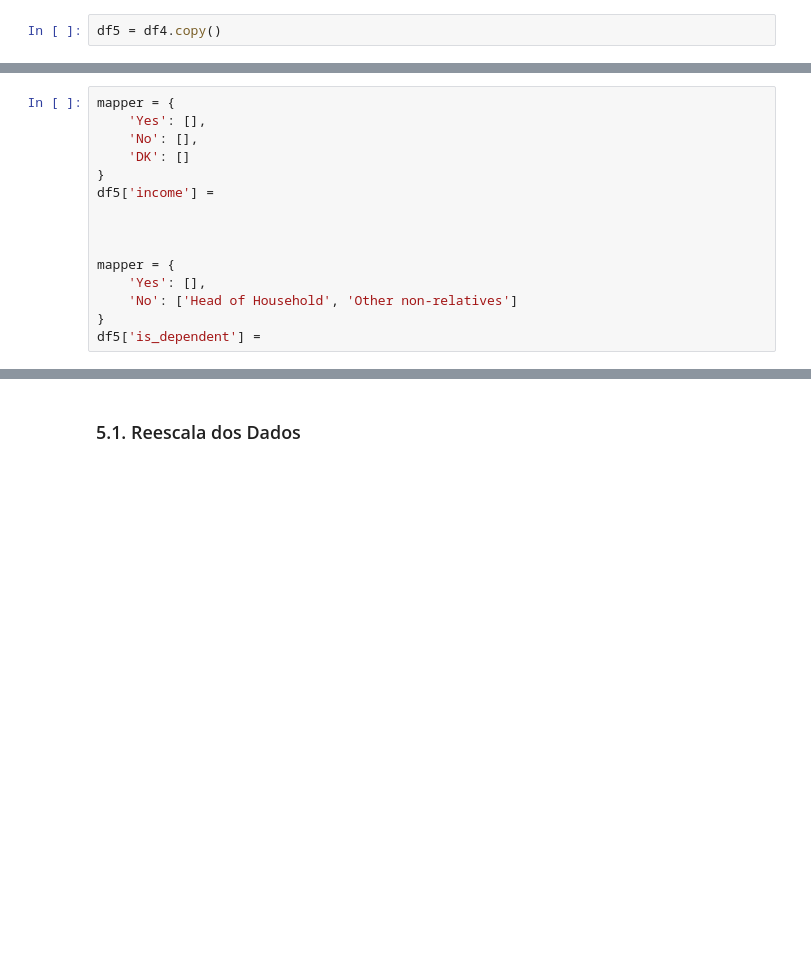
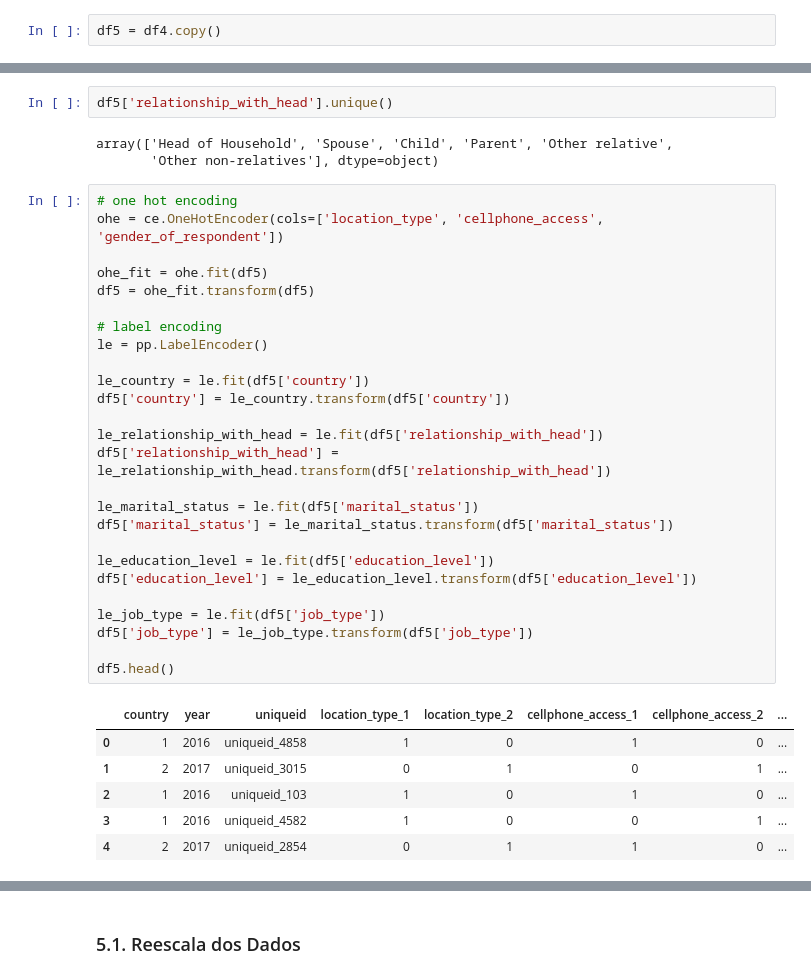
Before and after one commit to daSpinelli/hackday_01_dadosinglorios, a Jupyter notebook: end-to-end_c2.ipynb, the cells around one changed output, grey strips where cells are left out. Drawn from its saved outputs; the diff is of its cells as text; blank space fills up the shorter version.

```diff
--- a/end-to-end_c2.ipynb
+++ b/end-to-end_c2.ipynb
@@ -582,15 +574,0 @@ array(['Farming and Fishing', 'Self employed', 'Informally employed',
-# %%
-mapper = {
-    'Yes': [],
-    'No': [],
-    'DK': []
-}
-df5['income'] =
-
-
-
-mapper = {
-    'Yes': [],
-    'No': ['Head of Household', 'Other non-relatives']
-}
-df5['is_dependent'] =
@@ -602 +598,39 @@ array(['Head of Household', 'Spouse', 'Child', 'Parent', 'Other relative',
+# %%
+df5['relationship_with_head'].unique()
+# %% [output]
+array(['Head of Household', 'Spouse', 'Child', 'Parent', 'Other relative',
+       'Other non-relatives'], dtype=object)
+# %%
+# one hot encoding
+ohe = ce.OneHotEncoder(cols=['location_type', 'cellphone_access', 'gender_of_respondent'])
+
+ohe_fit = ohe.fit(df5)
+df5 = ohe_fit.transform(df5)
+
+# label encoding
+le = pp.LabelEncoder()
+
+le_country = le.fit(df5['country'])
+df5['country'] = le_country.transform(df5['country'])
+
+le_relationship_with_head = le.fit(df5['relationship_with_head'])
+df5['relationship_with_head'] = le_relationship_with_head.transform(df5['relationship_with_head'])
+
+le_marital_status = le.fit(df5['marital_status'])
+df5['marital_status'] = le_marital_status.transform(df5['marital_status'])
+
+le_education_level = le.fit(df5['education_level'])
+df5['education_level'] = le_education_level.transform(df5['education_level'])
+
+le_job_type = le.fit(df5['job_type'])
+df5['job_type'] = le_job_type.transform(df5['job_type'])
+
+df5.head()
+# %% [output]
+|  | country | year | uniqueid | location_type_1 | location_type_2 | cellphone_access_1 | cellphone_access_2 | ... |
+| 0 | 1 | 2016 | uniqueid_4858 | 1 | 0 | 1 | 0 | ... |
+| 1 | 2 | 2017 | uniqueid_3015 | 0 | 1 | 0 | 1 | ... |
+| 2 | 1 | 2016 | uniqueid_103 | 1 | 0 | 1 | 0 | ... |
+| 3 | 1 | 2016 | uniqueid_4582 | 1 | 0 | 0 | 1 | ... |
+| 4 | 2 | 2017 | uniqueid_2854 | 0 | 1 | 1 | 0 | ... |
 # %%
```
Also changed, not shown: parts of 38 cells of this notebook.
